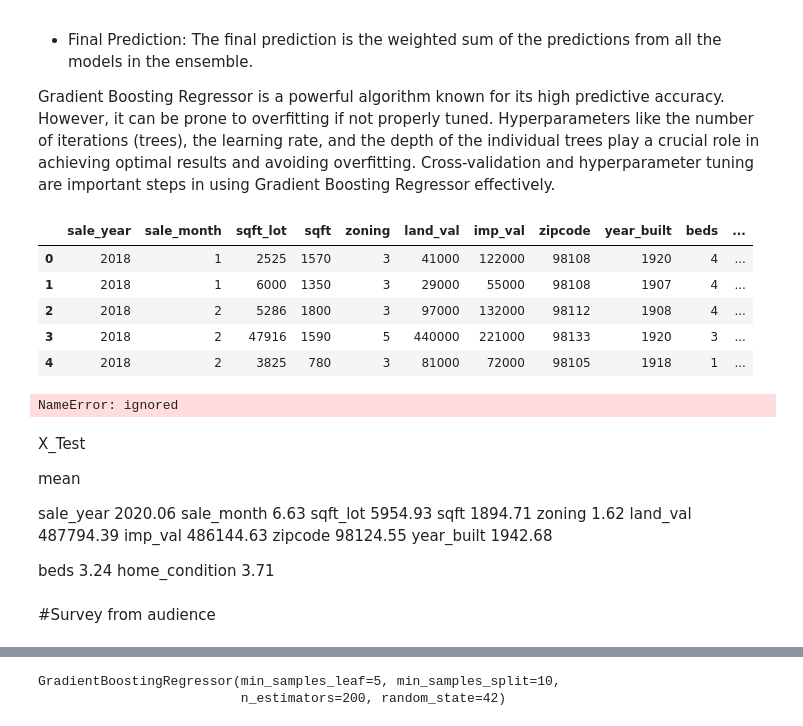
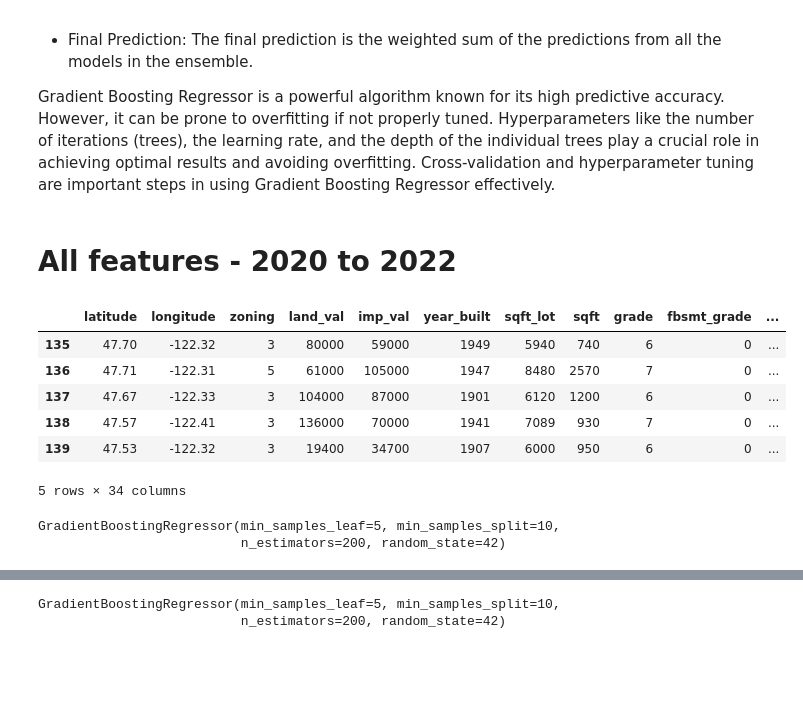
Before and after one commit to ai-bevo/Final-Austin-Housing-Market, a Jupyter notebook: ML Analysis/Seattle_GradientBoostingRegressor.ipynb, the cells around one changed output, grey strips where cells are left out. Cells and saved outputs as stored; diff of their text form; code cells hidden in the pictures; blank space fills up the shorter version.

```diff
--- a/ML Analysis/Seattle_GradientBoostingRegressor.ipynb
+++ b/ML Analysis/Seattle_GradientBoostingRegressor.ipynb
@@ -245,4 +135,0 @@ Name: price_bin, dtype: int64
-# %%
-#drop all homes greater than $2M dollar and price_bin column
-df = df.drop(columns=['price_bin'])
-df = df[df['sale_price'] <= 2000000]
@@ -254,3 +135,0 @@ KeyError: ignored
-# %%
-pd.options.display.float_format = '{:.2f}'.format
-df.describe()
@@ -267,0 +136,4 @@ df.describe()
+# %%
+# reduce data set to just 2020 - 2022 to see if it provides better fit
+df_2020 = df[~df['sale_year'].isin([2018,2019])]
+df_2020.info()
@@ -267,0 +158,6 @@ df.describe()
+# %%
+# drop none numerical data
+drop_columns = ['city']
+df_2020 = df_2020.drop(columns = drop_columns)
+
+df_2020['sale_year'].value_counts()
@@ -287,22 +201,25 @@ Here's how Gradient Boosting Regressor works:
 * Final Prediction: The final prediction is the weighted sum of the predictions from all the models in the ensemble.
 
 Gradient Boosting Regressor is a powerful algorithm known for its high predictive accuracy. However, it can be prone to overfitting if not properly tuned. Hyperparameters like the number of iterations (trees), the learning rate, and the depth of the individual trees play a crucial role in achieving optimal results and avoiding overfitting. Cross-validation and hyperparameter tuning are important steps in using Gradient Boosting Regressor effectively.
+# %% [markdown]
+# All features - 2020 to 2022
 # %%
 # define y for specific price bin
 # filtered_df1 =  0− 500k
-y = filtered_df['sale_price']
+y = df_2020['sale_price']
 
 # establish features for specific bin
-X = filtered_df.copy()
+X = df_2020.copy()
 X.drop(columns=['sale_price'], axis=1, inplace=True)
 X.head()
 # %% [output]
-|  | sale_year | sale_month | sqft_lot | sqft | zoning | land_val | imp_val | zipcode | year_built | beds | ... |
-| 0 | 2018 | 1 | 2525 | 1570 | 3 | 41000 | 122000 | 98108 | 1920 | 4 | ... |
-| 1 | 2018 | 1 | 6000 | 1350 | 3 | 29000 | 55000 | 98108 | 1907 | 4 | ... |
-| 2 | 2018 | 2 | 5286 | 1800 | 3 | 97000 | 132000 | 98112 | 1908 | 4 | ... |
-| 3 | 2018 | 2 | 47916 | 1590 | 5 | 440000 | 221000 | 98133 | 1920 | 3 | ... |
-| 4 | 2018 | 2 | 3825 | 780 | 3 | 81000 | 72000 | 98105 | 1918 | 1 | ... |
+|  | latitude | longitude | zoning | land_val | imp_val | year_built | sqft_lot | sqft | grade | fbsmt_grade | ... |
+| 135 | 47.70 | -122.32 | 3 | 80000 | 59000 | 1949 | 5940 | 740 | 6 | 0 | ... |
+| 136 | 47.71 | -122.31 | 5 | 61000 | 105000 | 1947 | 8480 | 2570 | 7 | 0 | ... |
+| 137 | 47.67 | -122.33 | 3 | 104000 | 87000 | 1901 | 6120 | 1200 | 6 | 0 | ... |
+| 138 | 47.57 | -122.41 | 3 | 136000 | 70000 | 1941 | 7089 | 930 | 7 | 0 | ... |
+| 139 | 47.53 | -122.32 | 3 | 19400 | 34700 | 1907 | 6000 | 950 | 6 | 0 | ... |
+5 rows × 34 columns
 # %%
 # initiate scaler
 scaler = StandardScaler()
@@ -318,30 +235,11 @@ X_train_scaled = X_scaler.transform(X_train)
 X_test_scaled = X_scaler.transform(X_test)
 
 # Create and train a GradientBoostingRegressor
-gb_model = GradientBoostingRegressor(n_estimators=200, learning_rate=0.1, min_samples_split = 10, min_samples_leaf = 5, random_state=42)
+gb_model = ensemble.GradientBoostingRegressor(n_estimators=200, learning_rate=0.1, min_samples_split = 10, min_samples_leaf = 5, random_state=42)
 
 
 # Fit model with training data
 gb_model.fit(X_train_scaled, y_train)
 # %% [output]
-NameError: ignored
+GradientBoostingRegressor(min_samples_leaf=5, min_samples_split=10,
+                          n_estimators=200, random_state=42)
-# %% [markdown]
-X_Test
-
-
-mean
-
-sale_year 2020.06
-sale_month	6.63
-sqft_lot 5954.93
-sqft 1894.71
-zoning 1.62
-land_val 487794.39
-imp_val 486144.63
-zipcode 98124.55
-year_built 1942.68
-
-beds	3.24
-home_condition 3.71
-# %% [markdown]
-#Survey from audience
```
Also changed, not shown: parts of 70 cells of this notebook.
